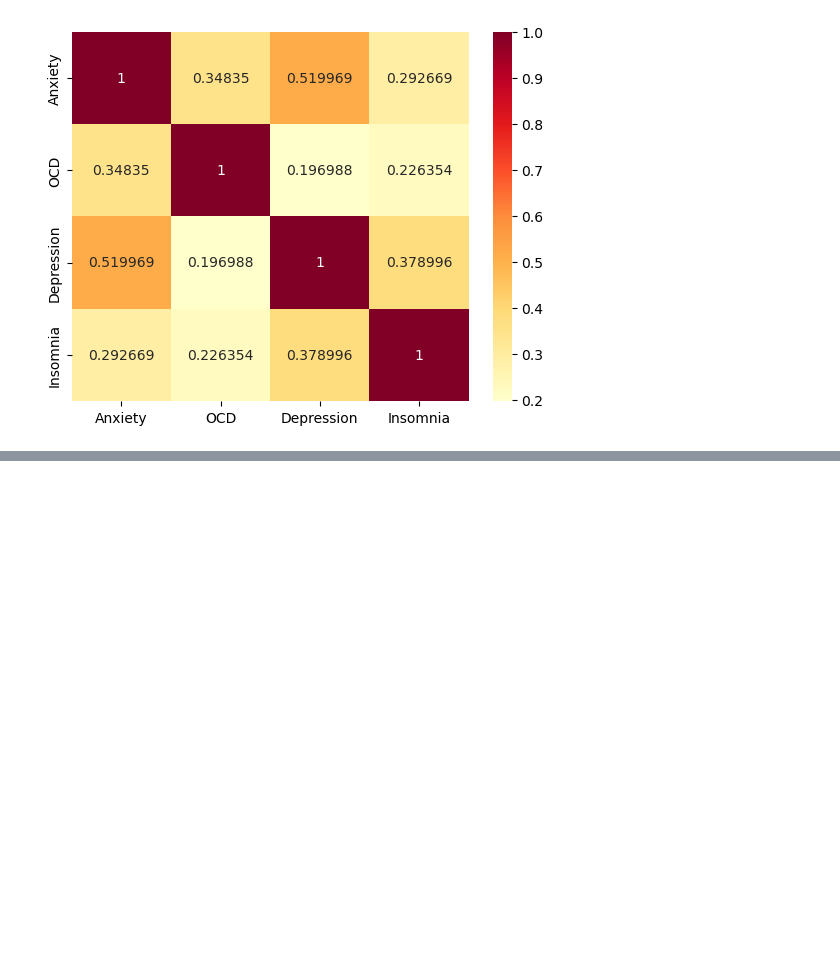
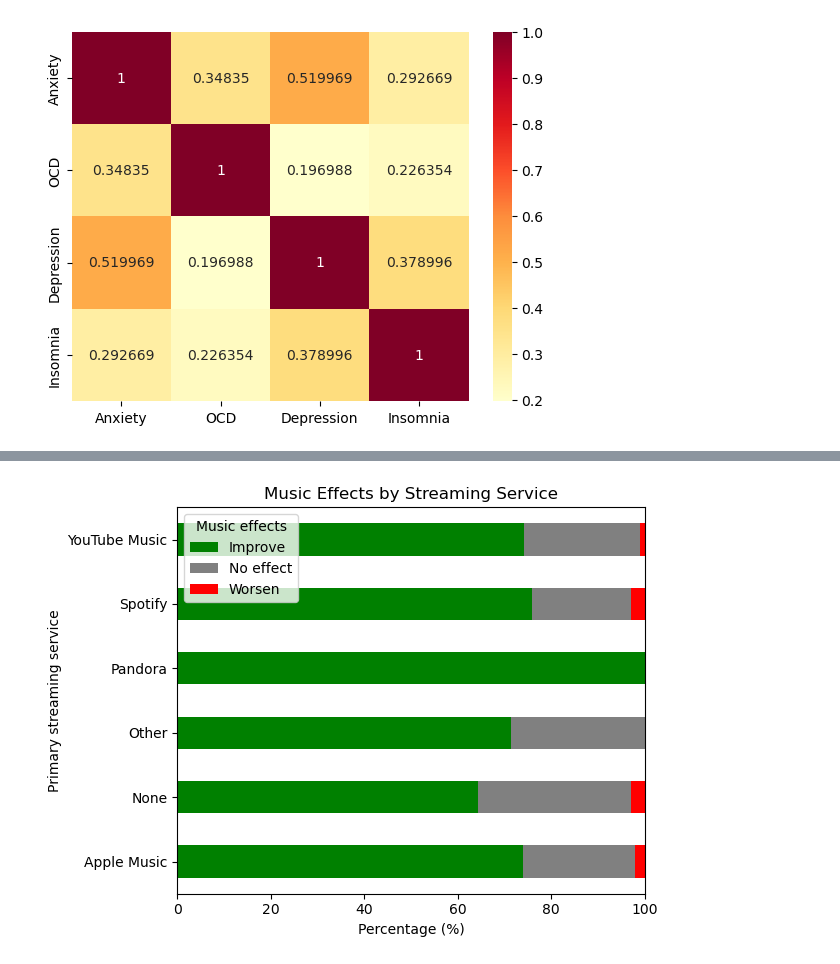
Before and after one commit to gabelsnider/Music-and-Mental-Health-DA, a Jupyter notebook: project/preliminary-notebooks/MxMH1.ipynb, the cells around one changed output, grey strips where cells are left out. Drawn from its saved outputs; the diff is of its cells as text; code cells hidden in the pictures; blank space fills up the shorter version.

```diff
--- a/project/preliminary-notebooks/MxMH1.ipynb
+++ b/project/preliminary-notebooks/MxMH1.ipynb
@@ -143,0 +155,10 @@ Insomnia    0.292669  0.226354    0.378996  1.000000
+# %%
+ct = pd.crosstab(df['Primary streaming service'], df['Music effects'], normalize='index') * 100
+ct.plot(kind='barh', stacked=True, color=['green', 'gray', 'red'])
+plt.title('Music Effects by Streaming Service')
+plt.xlabel('Percentage (%)')
+plt.xlim(0, 100)
+plt.tight_layout()
+plt.show()
+# %% [output]
+[figure, added]
```
Also changed, not shown: parts of 7 cells of this notebook.
